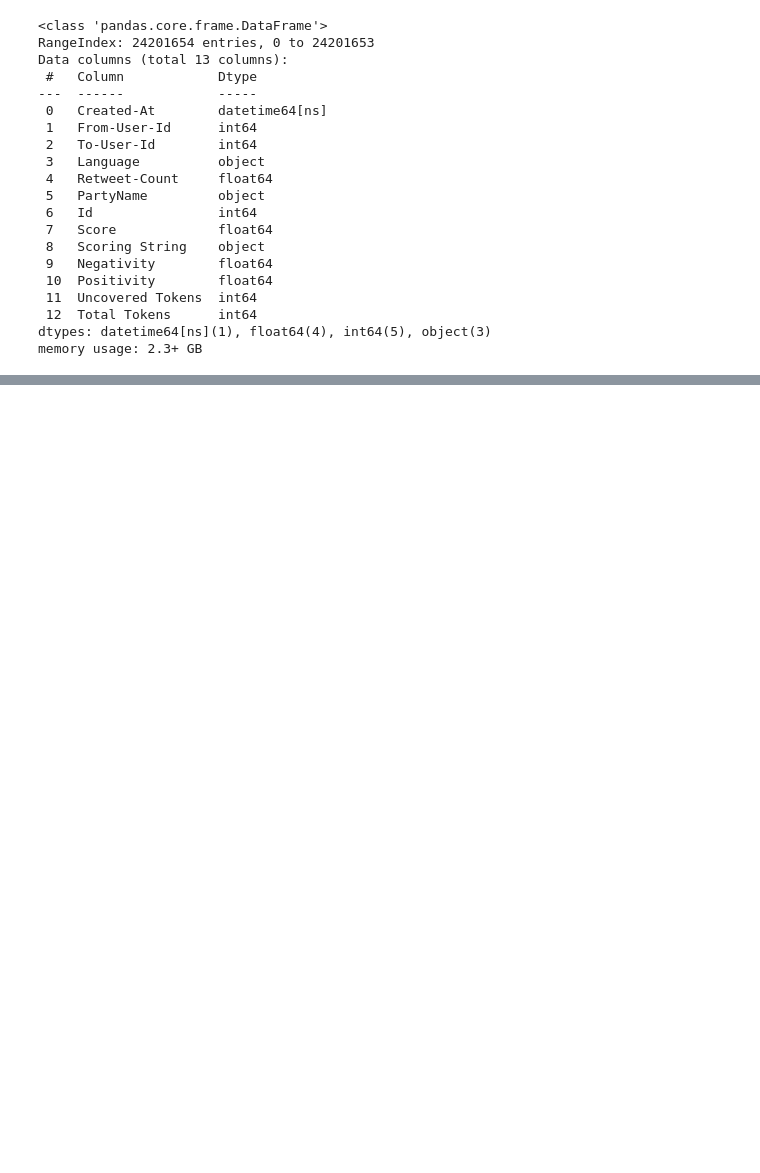
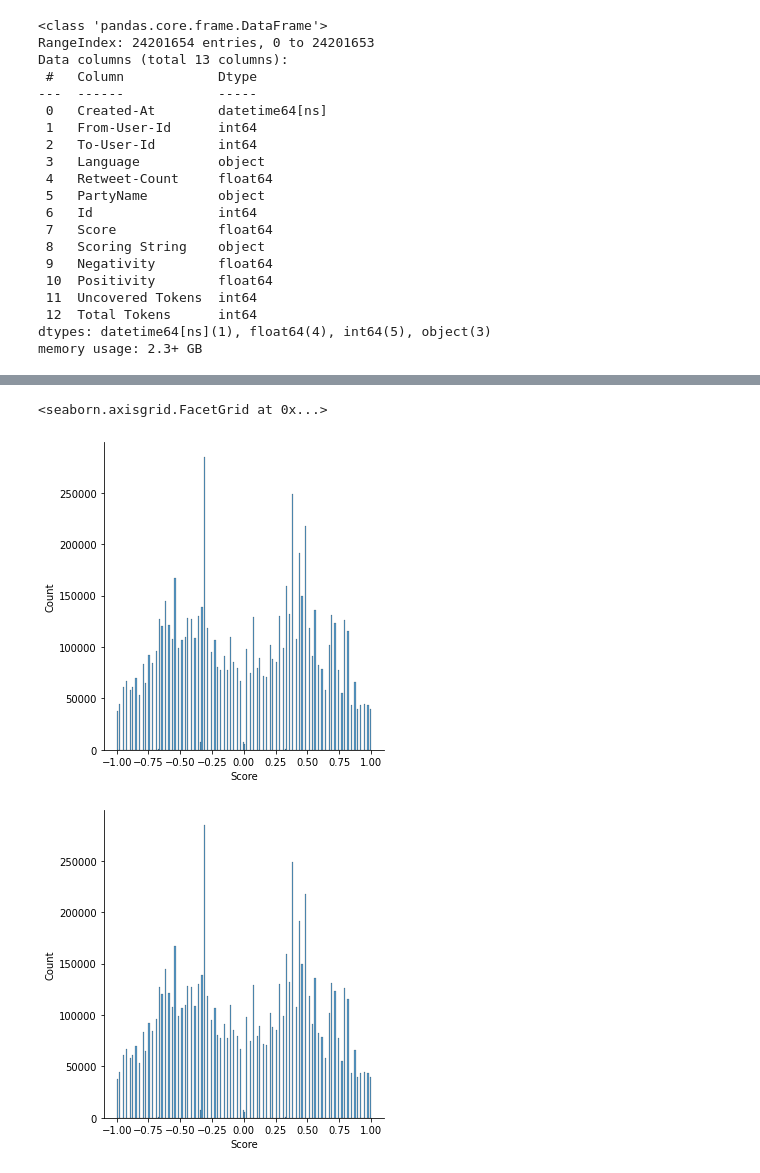
Before and after one commit to fzho016/UoA, a Jupyter notebook: Internship.ipynb, the cells around one changed output, grey strips where cells are left out. Cells and saved outputs as stored; diff of their text form; code cells hidden in the pictures; blank space fills up the shorter version.

```diff
--- a/Internship.ipynb
+++ b/Internship.ipynb
@@ -41,0 +265,10 @@ memory usage: 2.3+ GB
+# %%
+dfRepSenNew = dfRepSen.loc[(dfRepSen.Score >= (-1)) & (dfRepSen.Score <= (1))]
+dfDemSenNew = dfDemSen.loc[(dfDemSen.Score >= (-1)) & (dfDemSen.Score <= (1))]
+# %%
+sns.displot(dfRepSenNew['Score'])
+sns.displot(dfRepSenNew['Score'])
+# %% [output]
+<seaborn.axisgrid.FacetGrid at 0x...>
+[figure, added]
+[figure, added]
```
Also changed, not shown: parts of 32 cells of this notebook.
